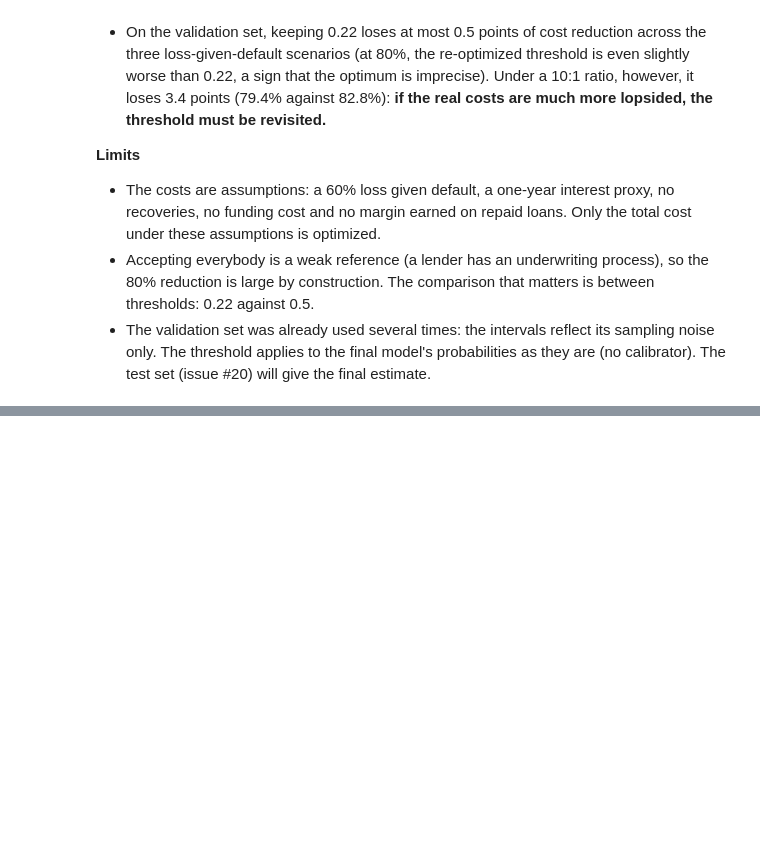
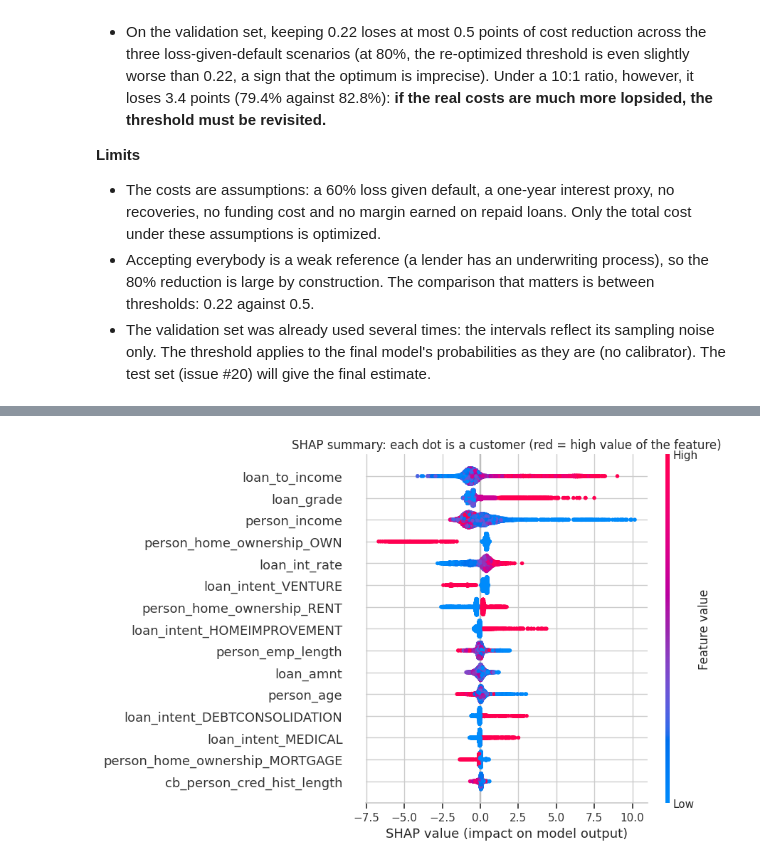
Before and after one commit to cheickbougoum90-web/credit-risk-scoring, a Jupyter notebook: notebooks/03_evaluation_explainability.ipynb, the cells around one changed output, grey strips where cells are left out. Drawn from its saved outputs; the diff is of its cells as text; code cells hidden in the pictures; blank space fills up the shorter version.

```diff
--- a/notebooks/03_evaluation_explainability.ipynb
+++ b/notebooks/03_evaluation_explainability.ipynb
@@ -378,0 +441,13 @@ sens.round(6).to_csv(REPORTS / "threshold_sensitivity.csv")
+# %%
+features_val = explainer.features(X_val)
+with warnings.catch_warnings():
+    warnings.simplefilter("ignore")
+    shap.summary_plot(contrib.to_numpy(), features_val, max_display=15, show=False)
+fig = plt.gcf()
+fig.set_size_inches(9, 6)
+plt.title("SHAP summary: each dot is a customer (red = high value of the feature)")
+plt.tight_layout()
+fig.savefig(REPORTS / "figures" / "shap_beeswarm.png", dpi=130, bbox_inches="tight")
+plt.show()
+# %% [output]
+[figure, added]
```
Also changed, not shown: parts of 17 cells of this notebook, 10 other files.
